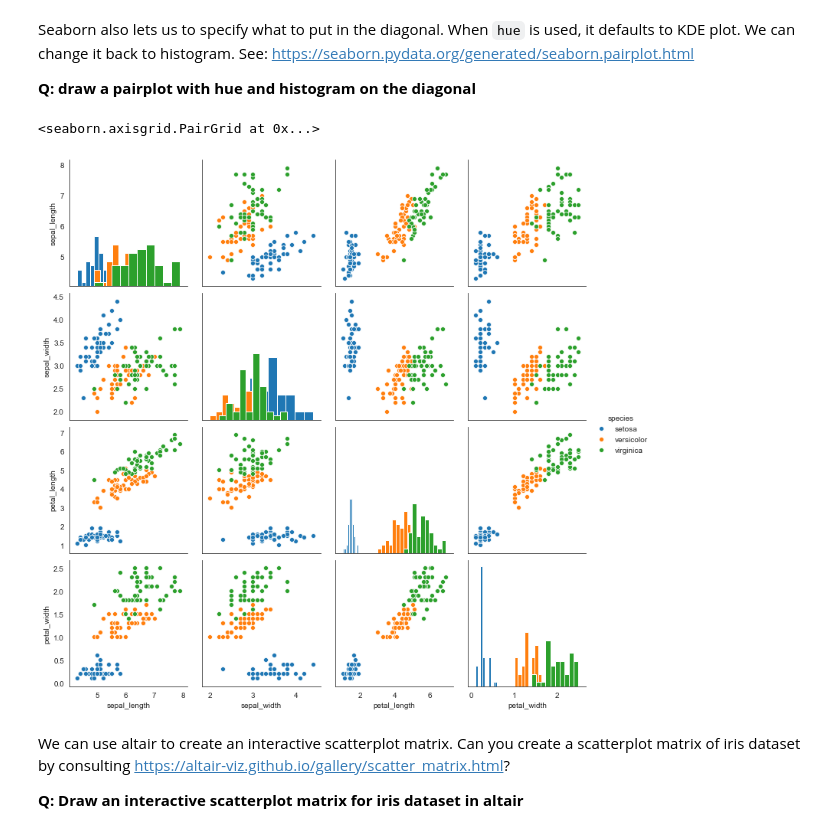
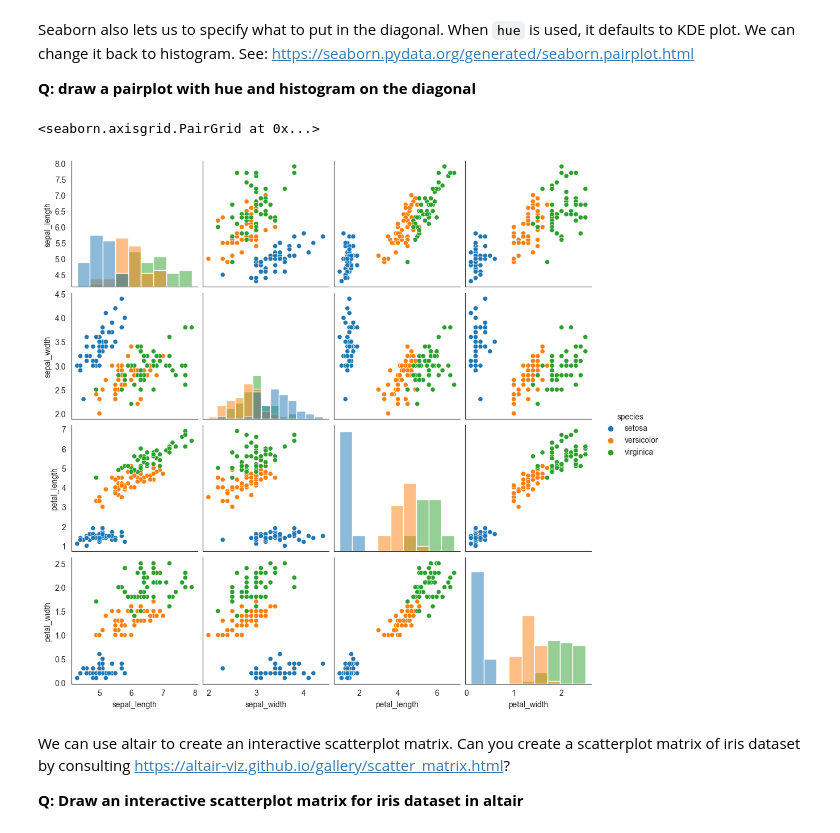
Before and after one commit to berryscottr/DataVisualization, a Jupyter notebook: lab11.ipynb, the cells around one changed output. Cells and saved outputs as stored; diff of their text form; code cells hidden in the pictures.

```diff
--- a/lab11.ipynb
+++ b/lab11.ipynb
@@ -13,8 +13,8 @@ sns.set_style('white')
 
 In many cases, the number of dimensions is not too large. For instance, the ["Iris" dataset](https://en.wikipedia.org/wiki/Iris_flower_data_set) contains four dimensions of measurements on the three types of iris flower species. It's more than two dimensions, yet still manageable.
 # %%
-iris = sns.load_dataset('iris')
-iris.head(2)
+iris_df = sns.load_dataset('iris')
+iris_df.head(2)
 # %% [output]
 |  | sepal_length | sepal_width | petal_length | petal_width | species |
 | 0 | 5.1 | 3.5 | 1.4 | 0.2 | setosa |
@@ -38,10 +38,10 @@ Seaborn also lets us to specify what to put in the diagonal. When `hue` is used,
 
 **Q: draw a pairplot with hue and histogram on the diagonal**
 # %%
-sns.pairplot(iris, hue='species', kind='hist')
+sns.pairplot(iris_df, hue='species', diag_kind='hist')
 # %% [output]
 <seaborn.axisgrid.PairGrid at 0x...>
-[figure, old version]
+[figure, new version]
 # %% [markdown]
 We can use altair to create an interactive scatterplot matrix. Can you create a scatterplot matrix of iris dataset by consulting https://altair-viz.github.io/gallery/scatter_matrix.html?
 
```
Also changed, not shown: parts of 38 cells of this notebook, 3 other files.
